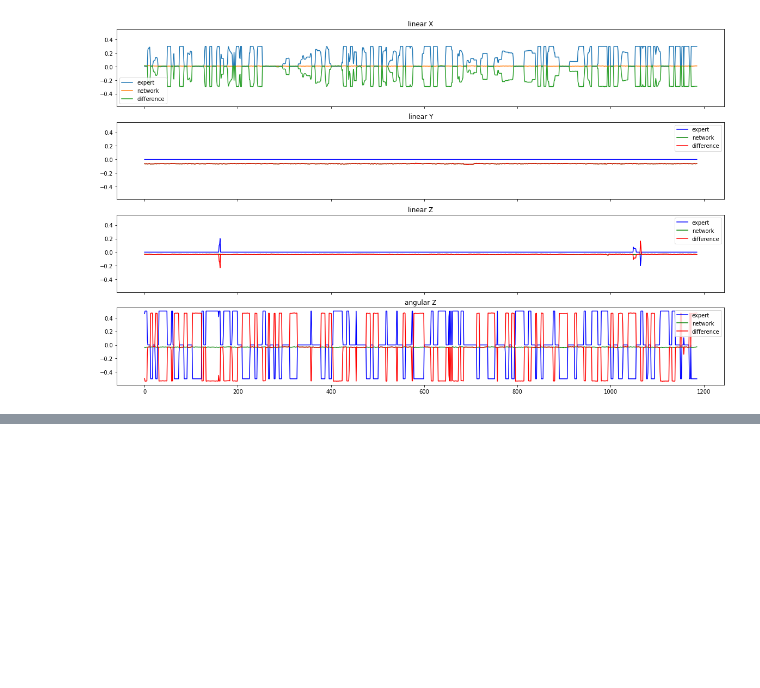
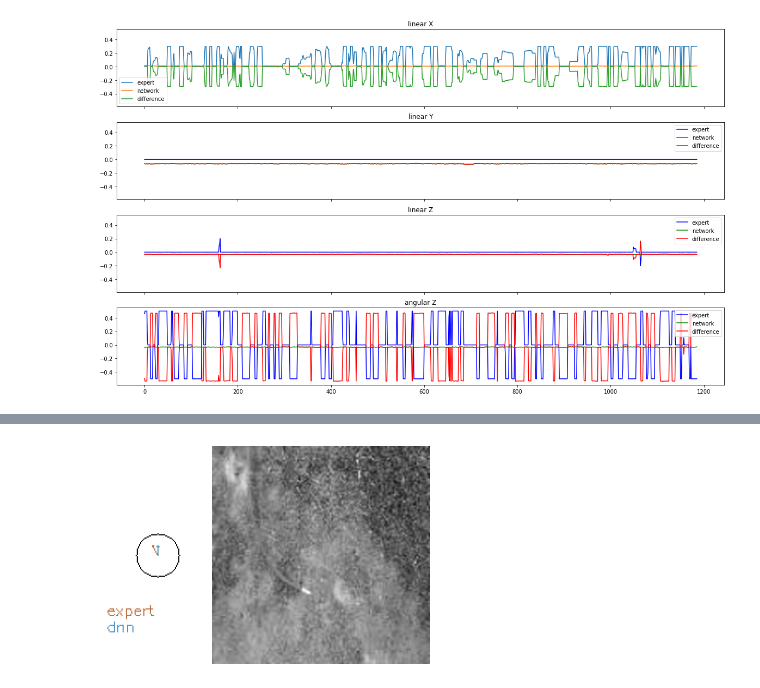
Before and after one commit to kkelchte/imitation-learning-codebase, a Jupyter notebook: notebooks/Offline_model_evaluation.ipynb, the cells around one changed output, grey strips where cells are left out. Saved outputs shown, nothing was run; the diff lists cells and outputs as text; code cells hidden in the pictures; blank space fills up the shorter version.

```diff
--- a/notebooks/Offline_model_evaluation.ipynb
+++ b/notebooks/Offline_model_evaluation.ipynb
@@ -80,0 +125,30 @@ np.stack(dataset.actions).shape
+# %%
+for image_index in range(1):
+    plt.figure()
+    border_width = 100
+    image = dataset.observations[image_index].squeeze()
+    action = dataset.actions[image_index]
+    prediction = predictions[image_index].detach().numpy()
+
+    image = np.stack((image,)*3, axis=-1)
+    border = np.ones((image.shape[0], border_width, 3), dtype=image.dtype)
+    image = np.concatenate([border, image], axis=1)
+
+    colors = [(190/255., 114/255., 64/255.),
+              (75/255., 150/255., 200/255.)]
+    for index, (l, a) in enumerate([('expert', action), ('dnn', prediction)]):
+        forward_speed = 100 * (a[0] + 0.1)
+        direction = np.arccos(a[-1])
+        origin = (50, int(image.shape[0] / 2))
+        steering_point = (int(origin[0] - forward_speed * np.cos(direction)),
+                          int(origin[1] - forward_speed * np.sin(direction)))
+        image = cv2.arrowedLine(image, origin, steering_point, color=colors[index], thickness=1)
+        image = cv2.putText(image, l, (3, origin[1] + 55 + index * 15), cv2.FONT_HERSHEY_SIMPLEX, 0.45, colors[index],
+                            thickness=1)
+    image = cv2.circle(image, origin, radius=20, color=(0, 0, 0, 0.3), thickness=1)
+
+    plt.tight_layout()
+    plt.axis('off')
+    plt.imshow(image)
+# %% [output]
+[figure, added]
```
Also changed, not shown: parts of 4 cells of this notebook, 2 other files.
